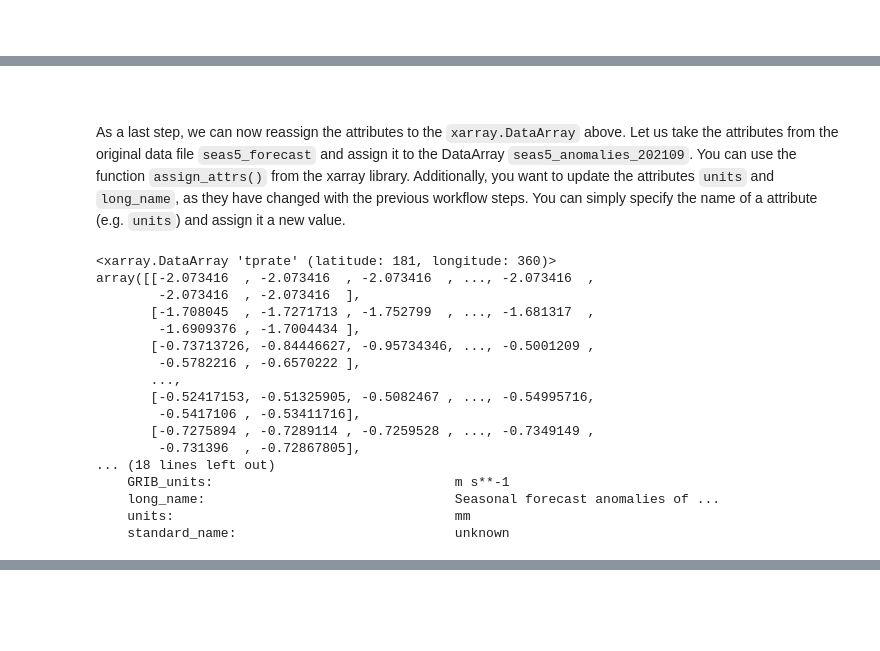
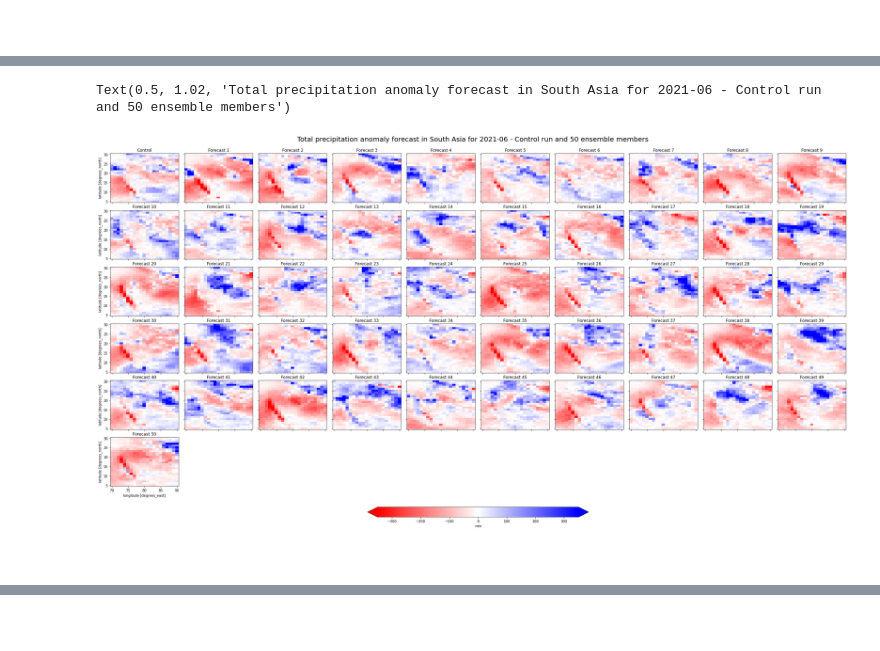
Before and after one commit to ecmwf-projects/copernicus-training, a Jupyter notebook: 121_c3s_seasonal_forecasts_anomalies.ipynb, the cells around one changed output, grey strips where cells are left out. Cells and saved outputs as stored; diff of their text form; code cells hidden in the pictures.

Commit message:
Feedback integration of seasonal forecast notebooks

```diff
--- a/121_c3s_seasonal_forecasts_anomalies.ipynb
+++ b/121_c3s_seasonal_forecasts_anomalies.ipynb
@@ -285,0 +379,3 @@ Now, we have loaded and prepared the two dataset we require and we can continue
+# %%
+seas5_anomalies_202105_tp = seas5_anomalies_202105 * seas5_anomalies_202105.numdays * 24 * 60 * 60 * 1000
+seas5_anomalies_202105_tp
@@ -339,0 +404,4 @@ array([[[-7.9992901e-10, -7.9992901e-10, -7.9992901e-10, ...,
+# %%
+seas5_anomalies_202105_tp.attrs['units'] = 'mm'
+seas5_anomalies_202105_tp.attrs['long_name'] = 'Total precipitation anomaly'
+seas5_anomalies_202105_tp
@@ -368,0 +432,5 @@ Coordinates:
+# %%
+def ds_latlon_subset(ds,area,latname='latitude',lonname='longitude'):
+    mask = (ds[latname]<=area[0]) & (ds[latname]>=area[2]) & (ds[lonname]<=area[3]%360) & (ds[lonname]>=area[1]%360)
+    dsout = ds.where(mask,drop=True)
+    return dsout
@@ -368,0 +439,4 @@ Coordinates:
+# %%
+subselregion = (30, 70, 5, 90) # North/West/South/East
+seas5_anomalies_202105_SAsia = ds_latlon_subset(seas5_anomalies_202105_tp, subselregion)
+seas5_anomalies_202105_SAsia
@@ -369,29 +469,33 @@ Coordinates:
+# %%
+# Define leadtime of seasonal forecast
+lead_time = 1
+
+# FacetGrid plotting function
+facet_plot = seas5_anomalies_202105_SAsia[:,lead_time,:,:].plot(
+    col='number',
+    col_wrap=10,
+    cmap='bwr_r',
+    cbar_kwargs={
+        "orientation": "horizontal",
+        "shrink": 0.3,
+        "pad": 0.05,
+        "label": seas5_anomalies_202105_SAsia.units
+    },
+    robust=True,
+    vmin=-350,
+    vmax=350)
+
+# Loop over each subplot and set a subplot title
+for i, ax in enumerate(facet_plot.axes.flat):
+    if (i==0):
+        ax.set_title('Control')
+    else:
+        ax.set_title("Forecast %d" % i)
+
+# Add a superior title describing the FacetGrid plot
+facet_plot.fig.suptitle('Total precipitation anomaly forecast in South Asia for ' + str(seas5_anomalies_202105_SAsia.valid_time[lead_time].data)[0:7] + ' - Control run and 50 ensemble members', fontsize=20, x=0.5, y=1.02)
+# %% [output]
+Text(0.5, 1.02, 'Total precipitation anomaly forecast in South Asia for 2021-06 - Control run and 50 ensemble members')
+[figure, added]
 # %% [markdown]
 <br>
-# %% [markdown]
-As a last step, we can now reassign the attributes to the `xarray.DataArray` above. Let us take the attributes from the original data file `seas5_forecast` and assign it to the DataArray `seas5_anomalies_202109`. You can use the function `assign_attrs()` from the xarray library. Additionally, you want to update the attributes `units` and `long_name`, as they have changed with the previous workflow steps. You can simply specify the name of a attribute (e.g. `units`) and assign it a new value.
-# %%
-seas5_anomalies_202109_tp = seas5_anomalies_202109_tp.assign_attrs(seas5_forecast['tprate'].attrs)
-seas5_anomalies_202109_tp
-
-seas5_anomalies_202109_tp.attrs['units'] = 'mm'
-seas5_anomalies_202109_tp.attrs['long_name'] = 'Seasonal forecast anomalies of total precipitation (mm) in September 2021'
-seas5_anomalies_202109_tp
-# %% [output]
-<xarray.DataArray 'tprate' (latitude: 181, longitude: 360)>
-array([[-2.073416  , -2.073416  , -2.073416  , ..., -2.073416  ,
-        -2.073416  , -2.073416  ],
-       [-1.708045  , -1.7271713 , -1.752799  , ..., -1.681317  ,
-        -1.6909376 , -1.7004434 ],
-       [-0.73713726, -0.84446627, -0.95734346, ..., -0.5001209 ,
-        -0.5782216 , -0.6570222 ],
-       ...,
-       [-0.52417153, -0.51325905, -0.5082467 , ..., -0.54995716,
-        -0.5417106 , -0.53411716],
-       [-0.7275894 , -0.7289114 , -0.7259528 , ..., -0.7349149 ,
-        -0.731396  , -0.72867805],
-... (18 lines left out)
-    GRIB_units:                               m s**-1
-    long_name:                                Seasonal forecast anomalies of ...
-    units:                                    mm
-    standard_name:                            unknown
```
Also changed, not shown: parts of 111 cells of this notebook, 5 other files.
